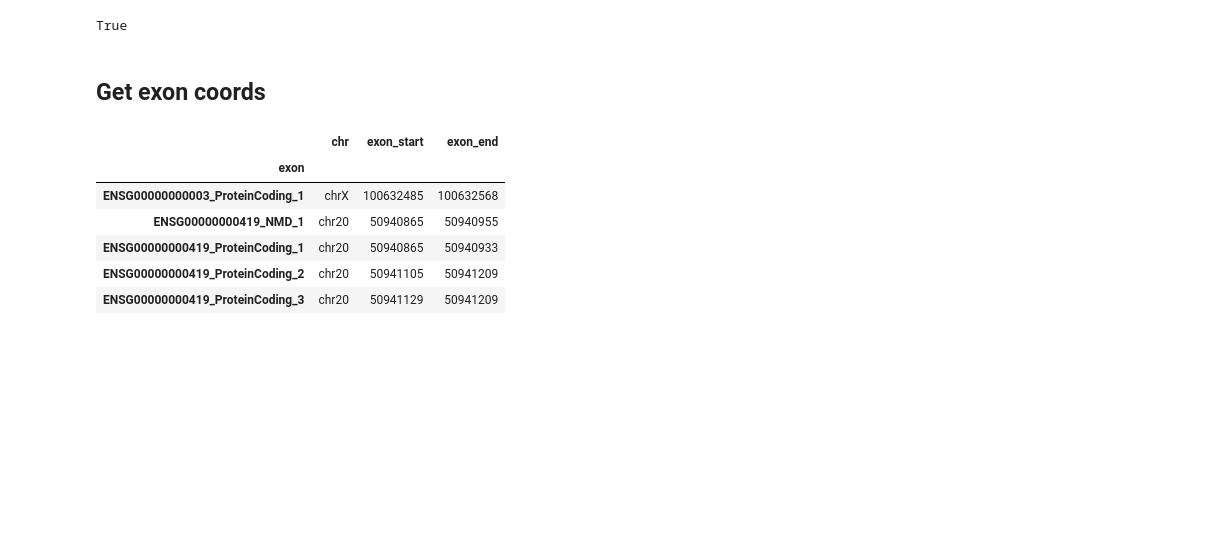
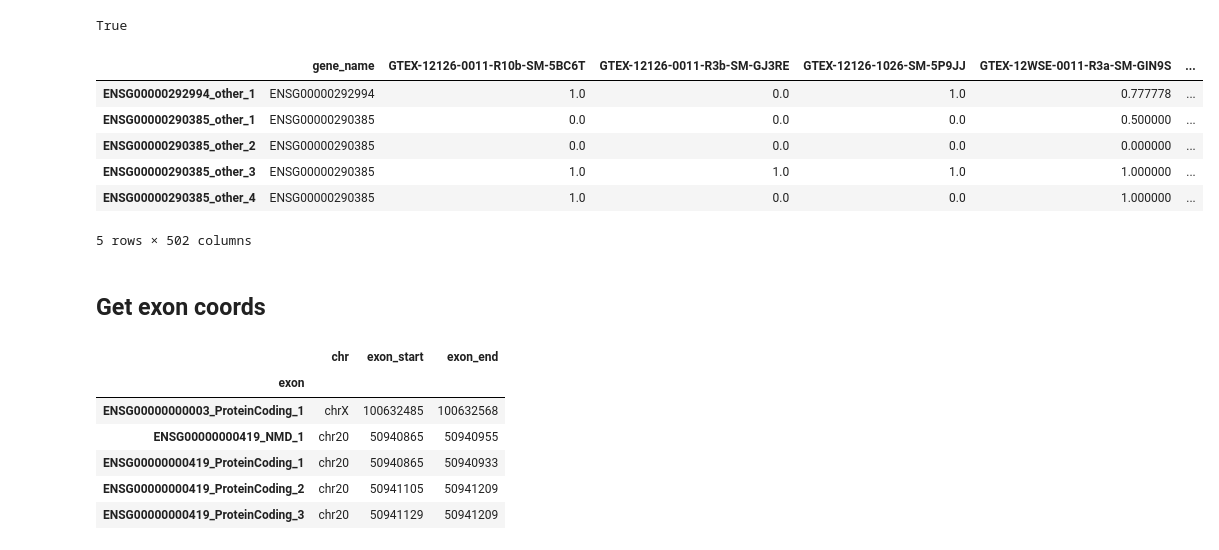
Before and after one commit to reliscu/bulk_splicing_GTEx_cortex, a Jupyter notebook: 25_calc_corr_pvals.ipynb, the cells around one changed output. Cells and saved outputs as stored; diff of their text form; code cells hidden in the pictures; blank space fills up the shorter version.

```diff
--- a/25_calc_corr_pvals.ipynb
+++ b/25_calc_corr_pvals.ipynb
@@ -132,6 +157,16 @@ psi['exon_id'] = psi.index.values
 psi_anno = pd.merge(gtf_parsed[['gene_id', 'gene_name']], psi, on="gene_id", how="right")
 psi_anno = psi_anno.set_index("exon_id").rename_axis(None)
 psi_anno = psi_anno.drop(columns=["gene_id"])
+# %%
+psi_anno.head()
+# %% [output]
+|  | gene_name | GTEX-12126-0011-R10b-SM-5BC6T | GTEX-12126-0011-R3b-SM-GJ3RE | GTEX-12126-1026-SM-5P9JJ | GTEX-12WSE-0011-R3a-SM-GIN9S | ... |
+| ENSG00000292994_other_1 | ENSG00000292994 | 1.0 | 0.0 | 1.0 | 0.777778 | ... |
+| ENSG00000290385_other_1 | ENSG00000290385 | 0.0 | 0.0 | 0.0 | 0.500000 | ... |
+| ENSG00000290385_other_2 | ENSG00000290385 | 0.0 | 0.0 | 0.0 | 0.000000 | ... |
+| ENSG00000290385_other_3 | ENSG00000290385 | 1.0 | 1.0 | 1.0 | 1.000000 | ... |
+| ENSG00000290385_other_4 | ENSG00000290385 | 1.0 | 0.0 | 0.0 | 1.000000 | ... |
+5 rows × 502 columns
 # %% [markdown]
 ## Get exon coords
 # %%
```
Also changed, not shown: parts of 17 cells of this notebook, 7 other files.
